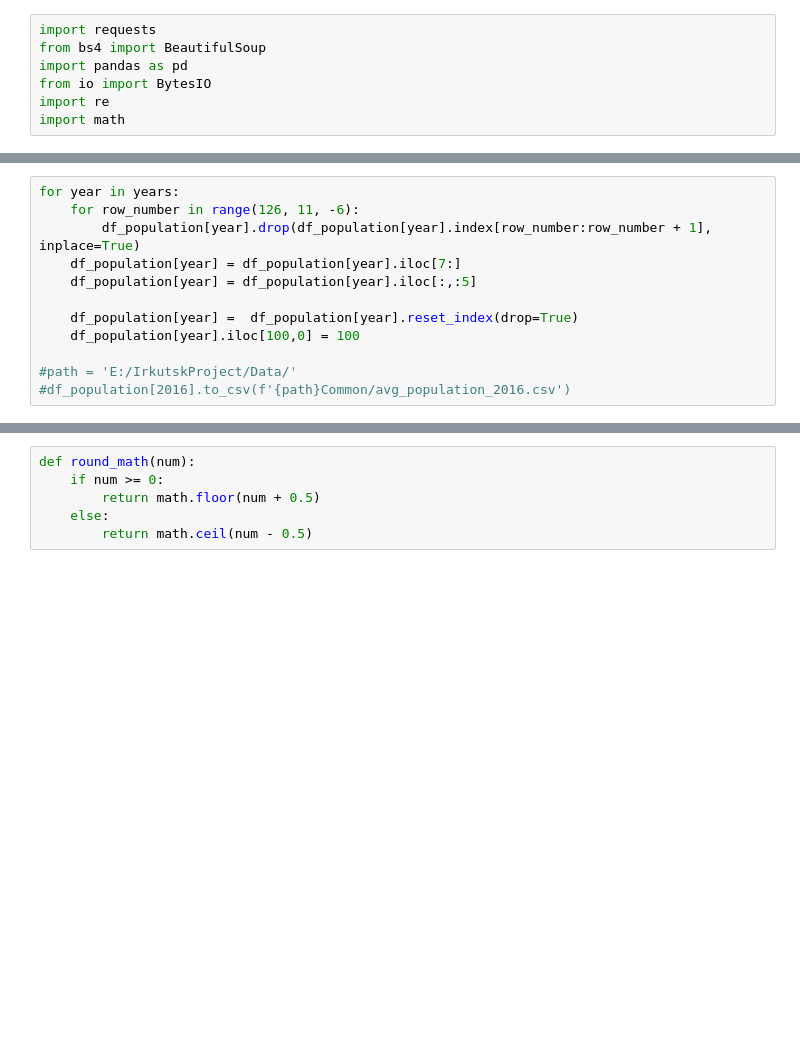
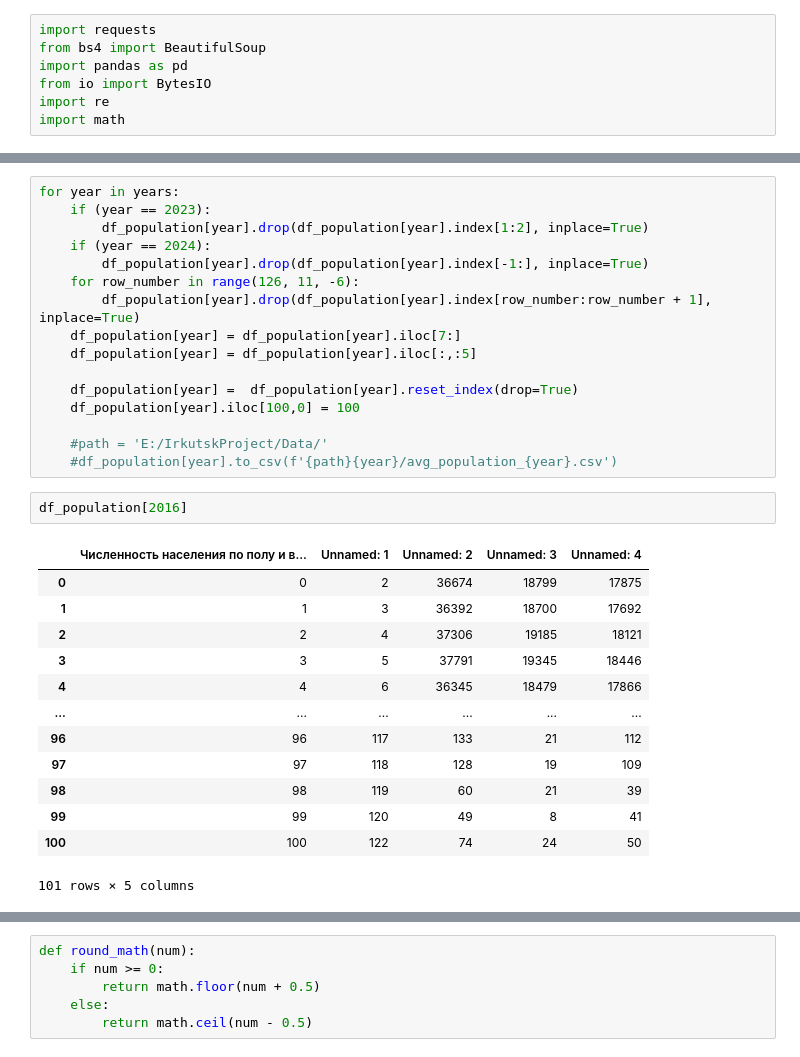
Before and after one commit to eklinkova-pf/IrkutskProject, a Jupyter notebook: IrkRosstat_Parser_2016-2024.ipynb, the cells around one changed output, grey strips where cells are left out. Saved outputs shown, nothing was run; the diff lists cells and outputs as text; blank space fills up the shorter version.

```diff
--- a/IrkRosstat_Parser_2016-2024.ipynb
+++ b/IrkRosstat_Parser_2016-2024.ipynb
@@ -137,5 +169,9 @@ for year in years:
 # %%
 for year in years:
+    if (year == 2023):
+        df_population[year].drop(df_population[year].index[1:2], inplace=True)
+    if (year == 2024):
+        df_population[year].drop(df_population[year].index[-1:], inplace=True)
     for row_number in range(126, 11, -6):
         df_population[year].drop(df_population[year].index[row_number:row_number + 1], inplace=True)
     df_population[year] = df_population[year].iloc[7:]
@@ -144,5 +180,21 @@ for year in years:
     df_population[year] =  df_population[year].reset_index(drop=True)
     df_population[year].iloc[100,0] = 100
 
-#path = 'E:/IrkutskProject/Data/'
-#df_population[2016].to_csv(f'{path}Common/avg_population_2016.csv')
+    #path = 'E:/IrkutskProject/Data/'
+    #df_population[year].to_csv(f'{path}{year}/avg_population_{year}.csv')
+# %%
+df_population[2016]
+# %% [output]
+|  | Численность населения по полу и в... | Unnamed: 1 | Unnamed: 2 | Unnamed: 3 | Unnamed: 4 |
+| 0 | 0 | 2 | 36674 | 18799 | 17875 |
+| 1 | 1 | 3 | 36392 | 18700 | 17692 |
+| 2 | 2 | 4 | 37306 | 19185 | 18121 |
+| 3 | 3 | 5 | 37791 | 19345 | 18446 |
+| 4 | 4 | 6 | 36345 | 18479 | 17866 |
+| ... | ... | ... | ... | ... | ... |
+| 96 | 96 | 117 | 133 | 21 | 112 |
+| 97 | 97 | 118 | 128 | 19 | 109 |
+| 98 | 98 | 119 | 60 | 21 | 39 |
+| 99 | 99 | 120 | 49 | 8 | 41 |
+| 100 | 100 | 122 | 74 | 24 | 50 |
+101 rows × 5 columns
```
Also changed, not shown: parts of 8 cells of this notebook.
